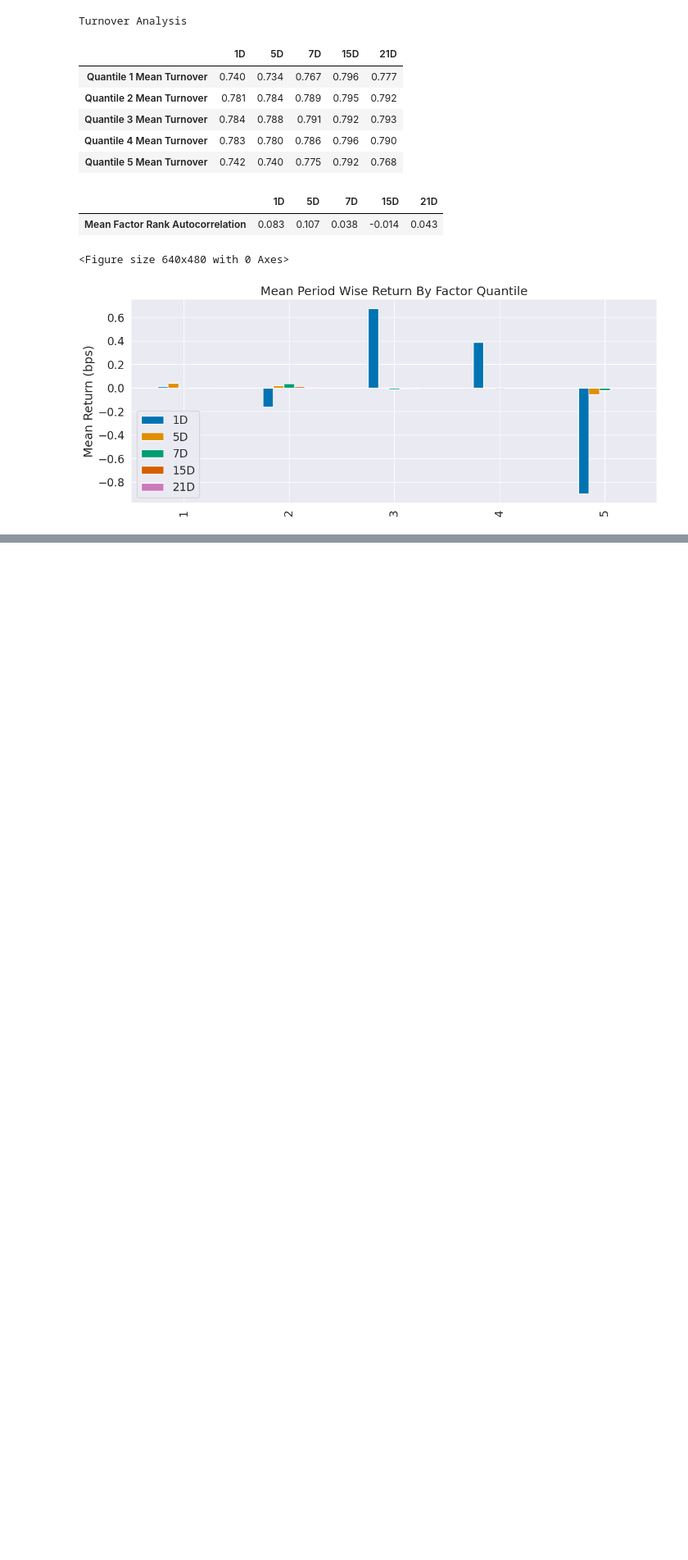
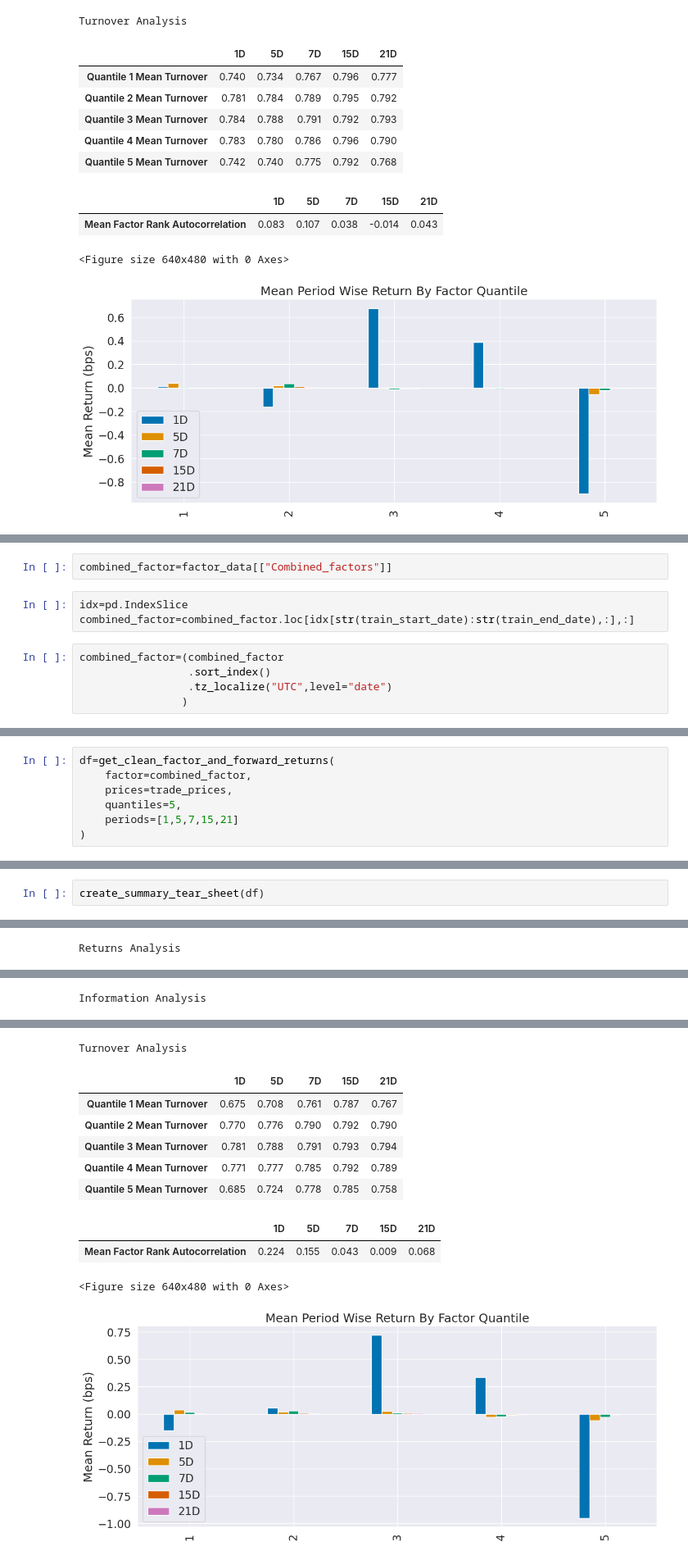
Before and after one commit to spiralMonster/AlphaLine, a Jupyter notebook: Regularization_Models/Ridge_Regression/Signal_Evaluation.ipynb, the cells around one changed output, grey strips where cells are left out. Shown at 82% size. Saved outputs shown, nothing was run; the diff lists cells and outputs as text; blank space fills up the shorter version.

```diff
--- a/Regularization_Models/Ridge_Regression/Signal_Evaluation.ipynb
+++ b/Regularization_Models/Ridge_Regression/Signal_Evaluation.ipynb
@@ -282,0 +294,10 @@ Turnover Analysis
+# %%
+combined_factor=factor_data[["Combined_factors"]]
+# %%
+idx=pd.IndexSlice
+combined_factor=combined_factor.loc[idx[str(train_start_date):str(train_end_date),:],:]
+# %%
+combined_factor=(combined_factor
+                 .sort_index()
+                 .tz_localize("UTC",level="date")
+                )
@@ -282,0 +308,7 @@ Turnover Analysis
+# %%
+df=get_clean_factor_and_forward_returns(
+    factor=combined_factor,
+    prices=trade_prices,
+    quantiles=5,
+    periods=[1,5,7,15,21]
+)
@@ -282,0 +318,3 @@ Turnover Analysis
+# %%
+create_summary_tear_sheet(df)
+# %% [output]
@@ -282,0 +329 @@ Turnover Analysis
+Returns Analysis
@@ -282,0 +336 @@ Turnover Analysis
+Information Analysis
@@ -282,0 +345,11 @@ Turnover Analysis
+Turnover Analysis
+|  | 1D | 5D | 7D | 15D | 21D |
+| Quantile 1 Mean Turnover | 0.675 | 0.708 | 0.761 | 0.787 | 0.767 |
+| Quantile 2 Mean Turnover | 0.770 | 0.776 | 0.790 | 0.792 | 0.790 |
+| Quantile 3 Mean Turnover | 0.781 | 0.788 | 0.791 | 0.793 | 0.794 |
+| Quantile 4 Mean Turnover | 0.771 | 0.777 | 0.785 | 0.792 | 0.789 |
+| Quantile 5 Mean Turnover | 0.685 | 0.724 | 0.778 | 0.785 | 0.758 |
+|  | 1D | 5D | 7D | 15D | 21D |
+| Mean Factor Rank Autocorrelation | 0.224 | 0.155 | 0.043 | 0.009 | 0.068 |
+<Figure size 640x480 with 0 Axes>
+[figure, added]
```
Also changed, not shown: parts of 8 cells of this notebook, 5 other files.
